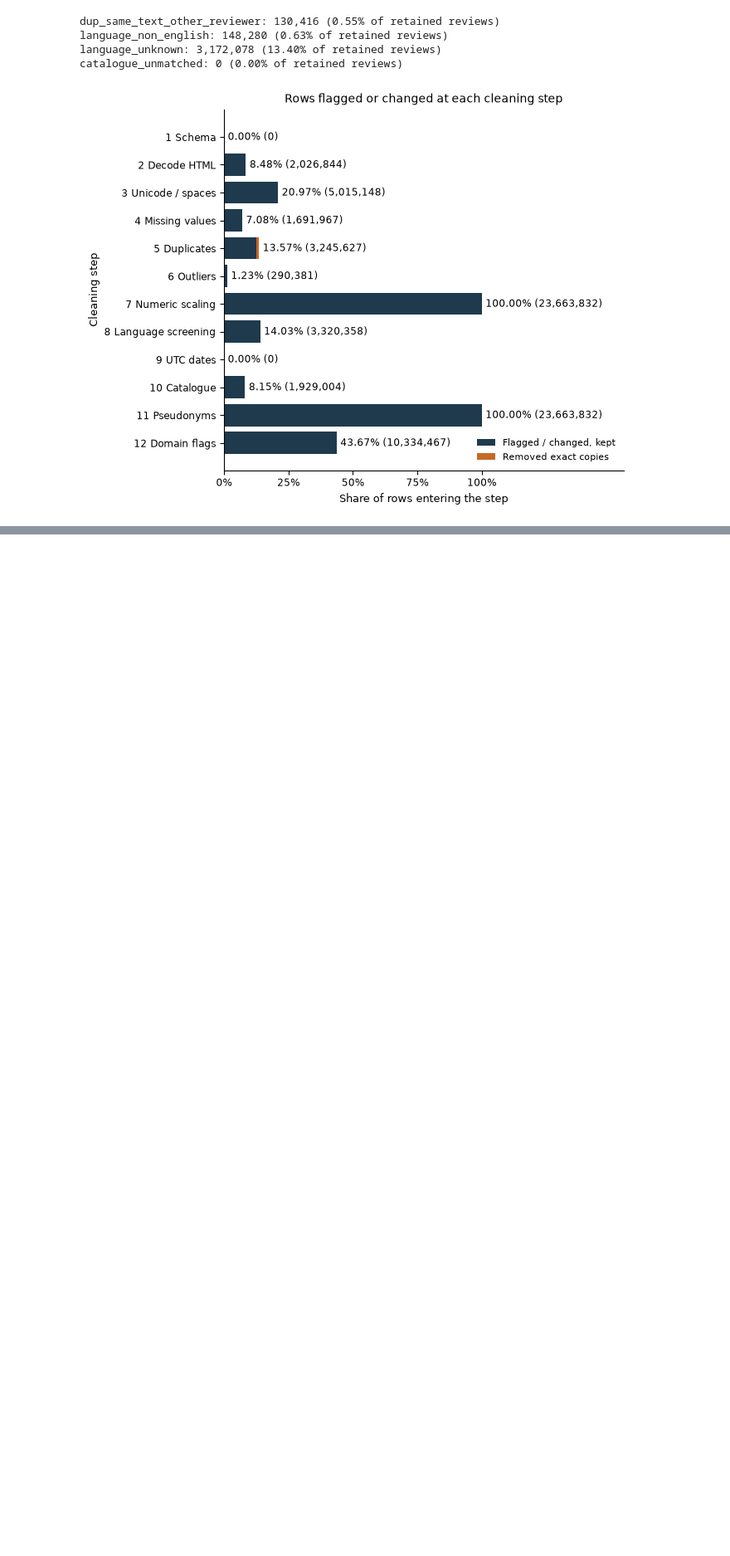
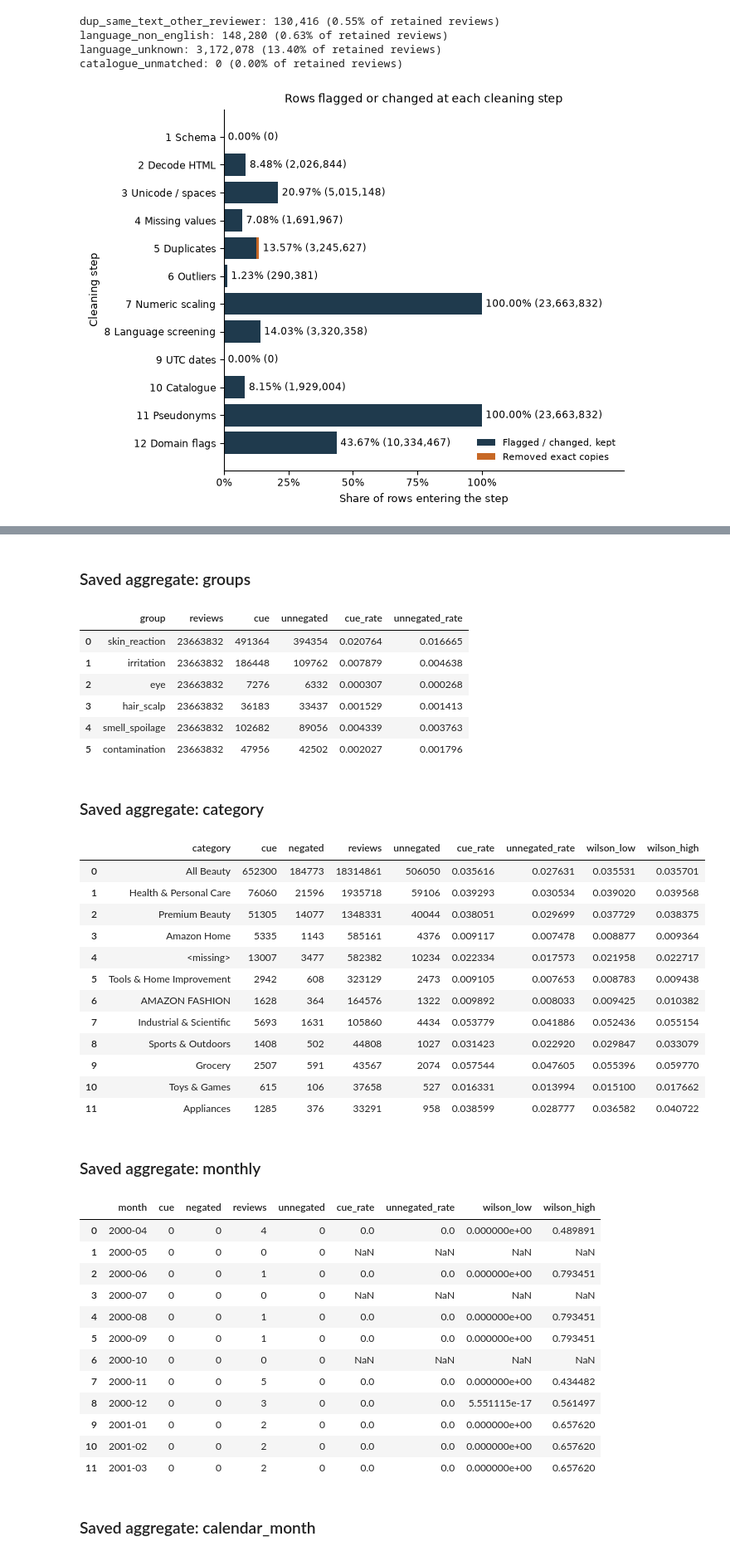
Before and after one commit to Pawansingh3889/yuvaintern, a Jupyter notebook: complaint_detection.ipynb, the cells around one changed output, grey strips where cells are left out. Shown at 83% size. Saved outputs shown, nothing was run; the diff lists cells and outputs as text; code cells hidden in the pictures; blank space fills up the shorter version.

```diff
--- a/complaint_detection.ipynb
+++ b/complaint_detection.ipynb
@@ -2016,0 +2025,31 @@ plt.show()
+# %%
+from pathlib import Path
+import json
+import matplotlib.pyplot as plt
+import pandas as pd
+from IPython.display import Markdown, display
+from src.eda import plot_aggregates
+
+week4_root = Path.cwd()
+if not (week4_root / "src/eda.py").is_file():
+    raise FileNotFoundError("Open this notebook from the repository root")
+week4_eda = week4_root / "data/processed/eda"
+week4_summary = json.loads((week4_eda / "summary.json").read_text())
+assert week4_summary["population_rows"] == 23663832
+assert week4_summary["sample_size"] == 40000
+assert week4_summary["cue_sample_size"] == 20000
+for week4_table in ["rating", "groups", "category", "monthly", "calendar_month",
+                    "price_band", "category_yoy", "seasonality_test", "feature_relevance"]:
+    display(Markdown(f"### Saved aggregate: {week4_table}"))
+    week4_values = pd.read_csv(week4_eda / f"{week4_table}.csv")
+    if week4_table == "category_yoy":
+        week4_values = week4_values.loc[week4_values.interior_year].groupby(
+            "category", sort=False
+        ).tail(1)
+    display(week4_values.head(12))
+display(pd.Series({key: week4_summary[key] for key in [
+    "chi_square", "chi_square_p", "cramers_v", "mann_whitney_u",
+    "mann_whitney_p", "rank_biserial", "svd_explained_variance",
+    "relevance_size", "relevance_proxy_positives",
+]}).to_frame("Measured result"))
+# %% [output]
@@ -2016,0 +2063,37 @@ plt.show()
+### Saved aggregate: groups
+|  | group | reviews | cue | unnegated | cue_rate | unnegated_rate |
+| 0 | skin_reaction | 23663832 | 491364 | 394354 | 0.020764 | 0.016665 |
+| 1 | irritation | 23663832 | 186448 | 109762 | 0.007879 | 0.004638 |
+| 2 | eye | 23663832 | 7276 | 6332 | 0.000307 | 0.000268 |
+| 3 | hair_scalp | 23663832 | 36183 | 33437 | 0.001529 | 0.001413 |
+| 4 | smell_spoilage | 23663832 | 102682 | 89056 | 0.004339 | 0.003763 |
+| 5 | contamination | 23663832 | 47956 | 42502 | 0.002027 | 0.001796 |
+### Saved aggregate: category
+|  | category | cue | negated | reviews | unnegated | cue_rate | unnegated_rate | wilson_low | wilson_high |
+| 0 | All Beauty | 652300 | 184773 | 18314861 | 506050 | 0.035616 | 0.027631 | 0.035531 | 0.035701 |
+| 1 | Health & Personal Care | 76060 | 21596 | 1935718 | 59106 | 0.039293 | 0.030534 | 0.039020 | 0.039568 |
+| 2 | Premium Beauty | 51305 | 14077 | 1348331 | 40044 | 0.038051 | 0.029699 | 0.037729 | 0.038375 |
+| 3 | Amazon Home | 5335 | 1143 | 585161 | 4376 | 0.009117 | 0.007478 | 0.008877 | 0.009364 |
+| 4 | <missing> | 13007 | 3477 | 582382 | 10234 | 0.022334 | 0.017573 | 0.021958 | 0.022717 |
+| 5 | Tools & Home Improvement | 2942 | 608 | 323129 | 2473 | 0.009105 | 0.007653 | 0.008783 | 0.009438 |
+| 6 | AMAZON FASHION | 1628 | 364 | 164576 | 1322 | 0.009892 | 0.008033 | 0.009425 | 0.010382 |
+| 7 | Industrial & Scientific | 5693 | 1631 | 105860 | 4434 | 0.053779 | 0.041886 | 0.052436 | 0.055154 |
+| 8 | Sports & Outdoors | 1408 | 502 | 44808 | 1027 | 0.031423 | 0.022920 | 0.029847 | 0.033079 |
+| 9 | Grocery | 2507 | 591 | 43567 | 2074 | 0.057544 | 0.047605 | 0.055396 | 0.059770 |
+| 10 | Toys & Games | 615 | 106 | 37658 | 527 | 0.016331 | 0.013994 | 0.015100 | 0.017662 |
+| 11 | Appliances | 1285 | 376 | 33291 | 958 | 0.038599 | 0.028777 | 0.036582 | 0.040722 |
+### Saved aggregate: monthly
+|  | month | cue | negated | reviews | unnegated | cue_rate | unnegated_rate | wilson_low | wilson_high |
+| 0 | 2000-04 | 0 | 0 | 4 | 0 | 0.0 | 0.0 | 0.000000e+00 | 0.489891 |
+| 1 | 2000-05 | 0 | 0 | 0 | 0 | NaN | NaN | NaN | NaN |
+| 2 | 2000-06 | 0 | 0 | 1 | 0 | 0.0 | 0.0 | 0.000000e+00 | 0.793451 |
+| 3 | 2000-07 | 0 | 0 | 0 | 0 | NaN | NaN | NaN | NaN |
+| 4 | 2000-08 | 0 | 0 | 1 | 0 | 0.0 | 0.0 | 0.000000e+00 | 0.793451 |
+| 5 | 2000-09 | 0 | 0 | 1 | 0 | 0.0 | 0.0 | 0.000000e+00 | 0.793451 |
+| 6 | 2000-10 | 0 | 0 | 0 | 0 | NaN | NaN | NaN | NaN |
+| 7 | 2000-11 | 0 | 0 | 5 | 0 | 0.0 | 0.0 | 0.000000e+00 | 0.434482 |
+| 8 | 2000-12 | 0 | 0 | 3 | 0 | 0.0 | 0.0 | 5.551115e-17 | 0.561497 |
+| 9 | 2001-01 | 0 | 0 | 2 | 0 | 0.0 | 0.0 | 0.000000e+00 | 0.657620 |
+| 10 | 2001-02 | 0 | 0 | 2 | 0 | 0.0 | 0.0 | 0.000000e+00 | 0.657620 |
+| 11 | 2001-03 | 0 | 0 | 2 | 0 | 0.0 | 0.0 | 0.000000e+00 | 0.657620 |
+### Saved aggregate: calendar_month
```
Also changed, not shown: parts of 5 cells of this notebook, 2 other files.
